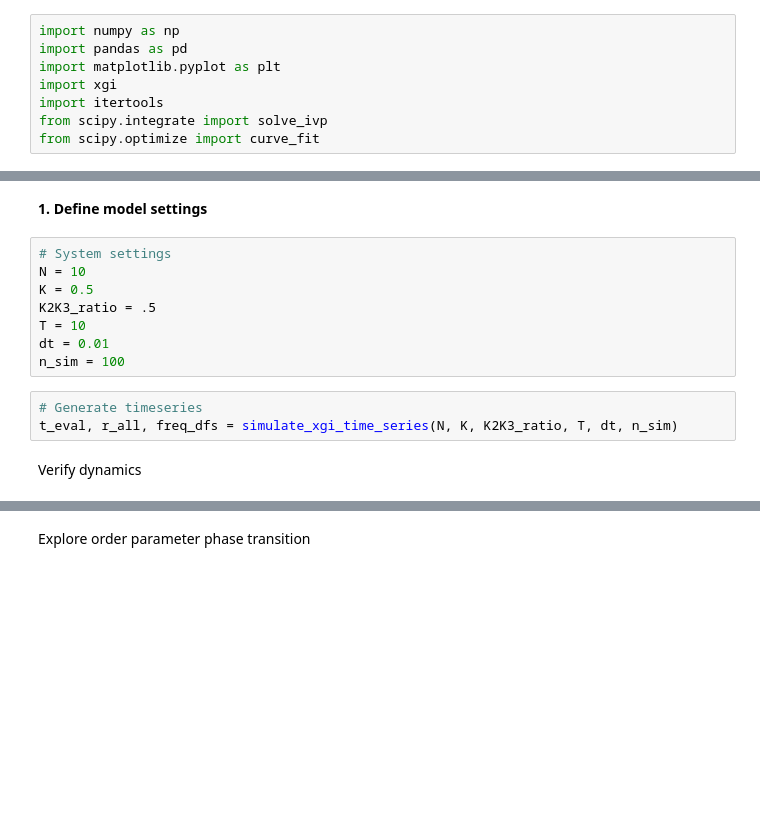
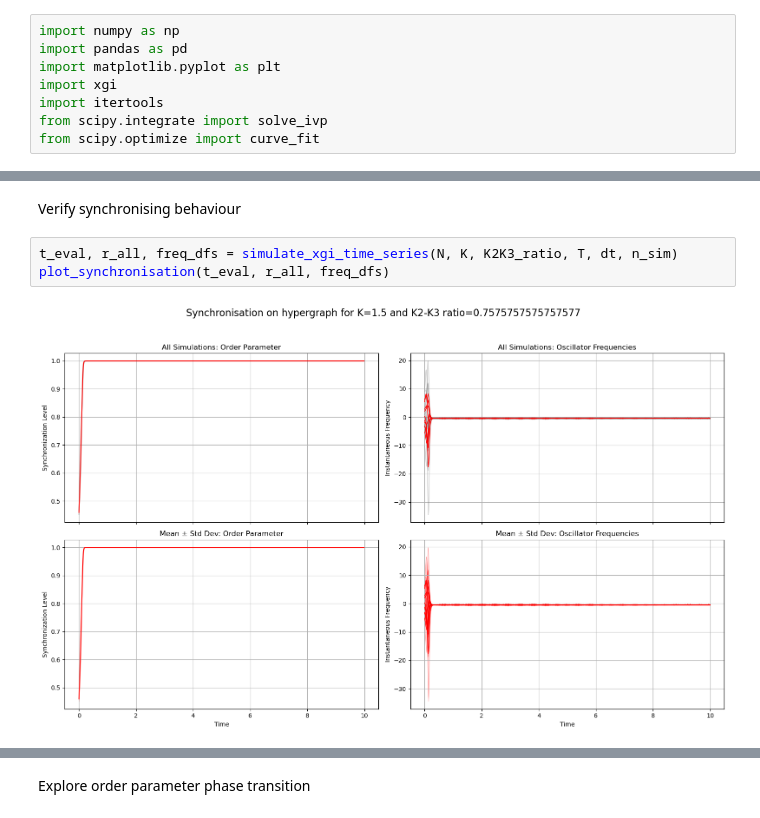
Before and after one commit to cyrilrommens/PhD_2, a Jupyter notebook: kuramoto_complete.ipynb, the cells around one changed output, grey strips where cells are left out. Cells and saved outputs as stored; diff of their text form; blank space fills up the shorter version.

```diff
--- a/kuramoto_complete.ipynb
+++ b/kuramoto_complete.ipynb
@@ -111,15 +279,7 @@ def estimate_critical_coupling(K_values, r_avg_values):
 # %% [markdown]
-**1. Define model settings**
+Verify synchronising behaviour
-# %%
-# System settings
-N = 10
-K = 0.5
-K2K3_ratio = .5
-T = 10
-dt = 0.01
-n_sim = 100
 # %%
-# Generate timeseries
 t_eval, r_all, freq_dfs = simulate_xgi_time_series(N, K, K2K3_ratio, T, dt, n_sim)
+plot_synchronisation(t_eval, r_all, freq_dfs)
+# %% [output]
+[figure, added]
-# %% [markdown]
-Verify dynamics
```
Also changed, not shown: parts of 18 cells of this notebook.
